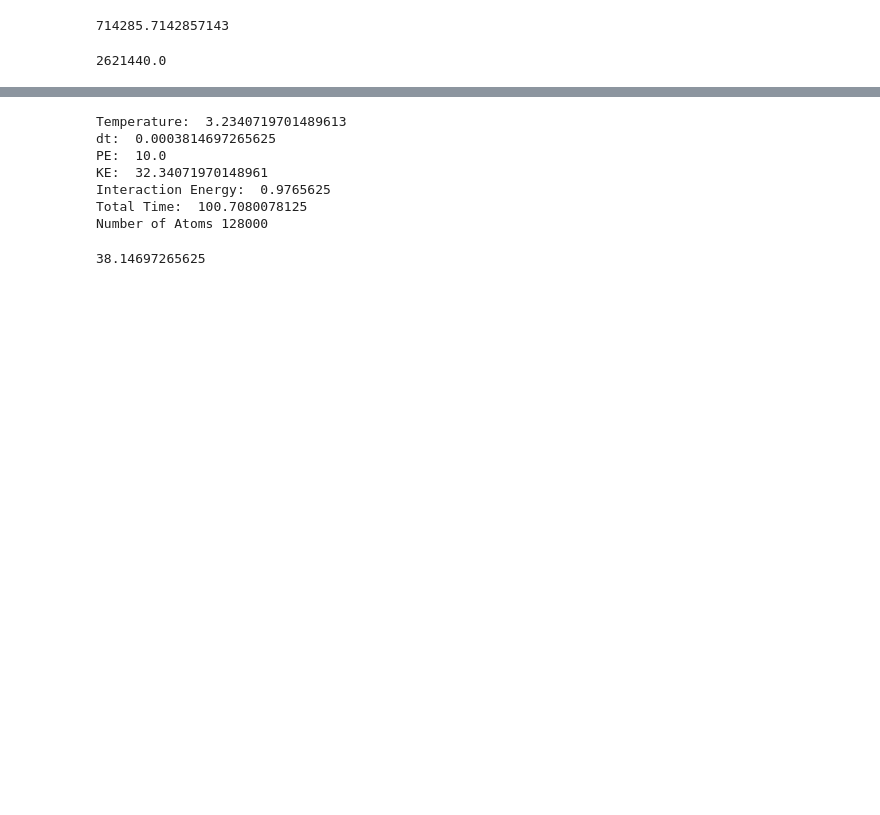
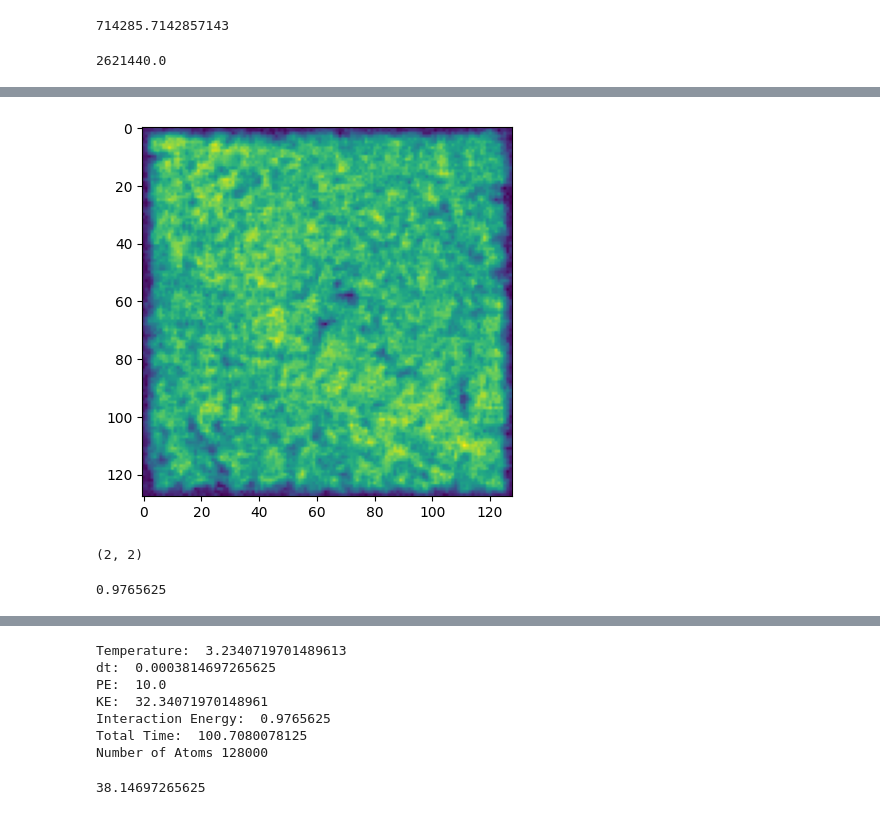
Before and after one commit to easuit24/BECs2, a Jupyter notebook: vortexnumericstest.ipynb, the cells around one changed output, grey strips where cells are left out. Cells and saved outputs as stored; diff of their text form; code cells hidden in the pictures; blank space fills up the shorter version.

```diff
--- a/vortexnumericstest.ipynb
+++ b/vortexnumericstest.ipynb
@@ -27,0 +80,16 @@ T:  3.2340719701489613
+# %%
+# test out the tracking feature
+
+vortex_pos = detect_vortices(g.snaps[300], g.dx, g.L)
+print(np.shape(vortex_pos))
+
+# for i in range(len(vortex_pos)):
+#     if vortex_pos[i][0] != g.dx/2 and vortex_pos[i][1] != g.dx/2:
+#         print(vortex_pos[i])
+# %% [output]
+[figure, added]
+(2, 2)
+# %%
+print(5*g.dx/2)
+# %% [output]
+0.9765625
```
Also changed, not shown: parts of 5 cells of this notebook, 5 other files.
